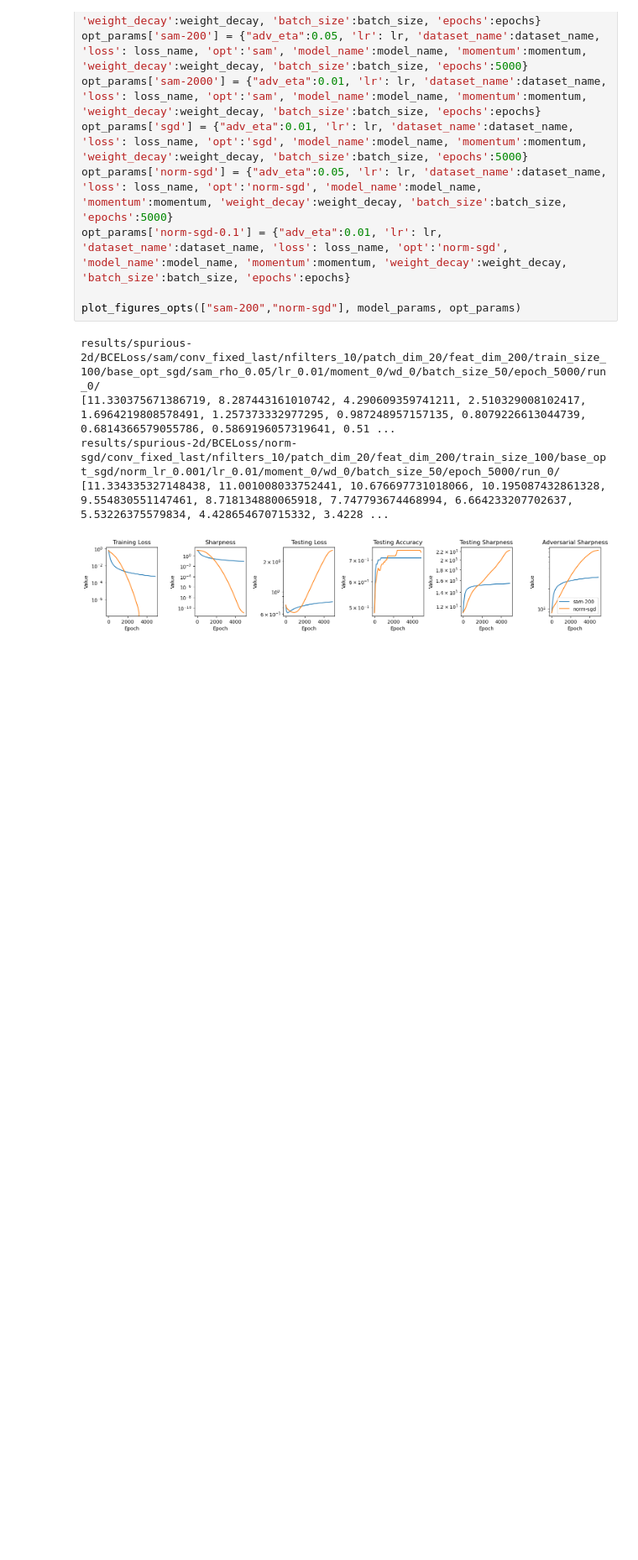
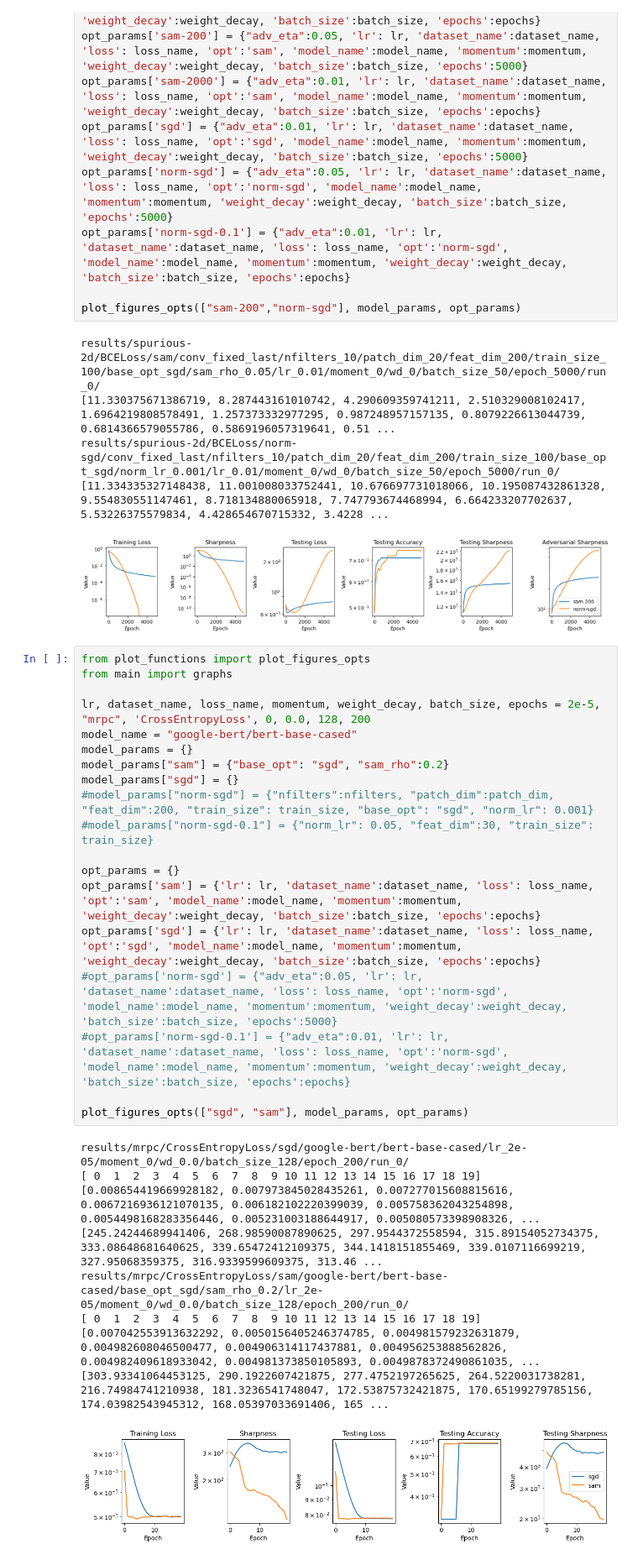
Before and after one commit to lucmonl/mlopt, a Jupyter notebook: notebook/sharpness-generalization.ipynb, the cells around one changed output. Shown at 84% size. Cells and saved outputs as stored; diff of their text form; blank space fills up the shorter version.

```diff
--- a/notebook/sharpness-generalization.ipynb
+++ b/notebook/sharpness-generalization.ipynb
@@ -667,3 +667,32 @@ results/spurious-2d/BCELoss/sam/conv_fixed_last/nfilters_10/patch_dim_20/feat_di
 results/spurious-2d/BCELoss/norm-sgd/conv_fixed_last/nfilters_10/patch_dim_20/feat_dim_200/train_size_100/base_opt_sgd/norm_lr_0.001/lr_0.01/moment_0/wd_0/batch_size_50/epoch_5000/run_0/
 [11.334335327148438, 11.001008033752441, 10.676697731018066, 10.195087432861328, 9.554830551147461, 8.718134880065918, 7.747793674468994, 6.664233207702637, 5.53226375579834, 4.428654670715332, 3.4228 ...
 [figure]
+# %%
+from plot_functions import plot_figures_opts
+from main import graphs
+
+lr, dataset_name, loss_name, momentum, weight_decay, batch_size, epochs = 2e-5, "mrpc", 'CrossEntropyLoss', 0, 0.0, 128, 200
+model_name = "google-bert/bert-base-cased"
+model_params = {}
+model_params["sam"] = {"base_opt": "sgd", "sam_rho":0.2}
+model_params["sgd"] = {}
+#model_params["norm-sgd"] = {"nfilters":nfilters, "patch_dim":patch_dim, "feat_dim":200, "train_size": train_size, "base_opt": "sgd", "norm_lr": 0.001}
+#model_params["norm-sgd-0.1"] = {"norm_lr": 0.05, "feat_dim":30, "train_size": train_size}
+
+opt_params = {}
+opt_params['sam'] = {'lr': lr, 'dataset_name':dataset_name, 'loss': loss_name, 'opt':'sam', 'model_name':model_name, 'momentum':momentum, 'weight_decay':weight_decay, 'batch_size':batch_size, 'epochs':epochs}
+opt_params['sgd'] = {'lr': lr, 'dataset_name':dataset_name, 'loss': loss_name, 'opt':'sgd', 'model_name':model_name, 'momentum':momentum, 'weight_decay':weight_decay, 'batch_size':batch_size, 'epochs':epochs}
+#opt_params['norm-sgd'] = {"adv_eta":0.05, 'lr': lr, 'dataset_name':dataset_name, 'loss': loss_name, 'opt':'norm-sgd', 'model_name':model_name, 'momentum':momentum, 'weight_decay':weight_decay, 'batch_size':batch_size, 'epochs':5000}
+#opt_params['norm-sgd-0.1'] = {"adv_eta":0.01, 'lr': lr, 'dataset_name':dataset_name, 'loss': loss_name, 'opt':'norm-sgd', 'model_name':model_name, 'momentum':momentum, 'weight_decay':weight_decay, 'batch_size':batch_size, 'epochs':epochs}
+
+plot_figures_opts(["sgd", "sam"], model_params, opt_params)
+# %% [output]
+results/mrpc/CrossEntropyLoss/sgd/google-bert/bert-base-cased/lr_2e-05/moment_0/wd_0.0/batch_size_128/epoch_200/run_0/
+[ 0  1  2  3  4  5  6  7  8  9 10 11 12 13 14 15 16 17 18 19]
+[0.008654419669928182, 0.007973845028435261, 0.007277015608815616, 0.0067216936121070135, 0.006182102220399039, 0.005758362043254898, 0.0054498168283356446, 0.005231003188644917, 0.005080573398908326, ...
+[245.24244689941406, 268.98590087890625, 297.9544372558594, 315.89154052734375, 333.08648681640625, 339.65472412109375, 344.1418151855469, 339.0107116699219, 327.95068359375, 316.9339599609375, 313.46 ...
+results/mrpc/CrossEntropyLoss/sam/google-bert/bert-base-cased/base_opt_sgd/sam_rho_0.2/lr_2e-05/moment_0/wd_0.0/batch_size_128/epoch_200/run_0/
+[ 0  1  2  3  4  5  6  7  8  9 10 11 12 13 14 15 16 17 18 19]
+[0.007042553913632292, 0.0050156405246374785, 0.004981579232631879, 0.004982608046500477, 0.004906314117437881, 0.004956253888562826, 0.004982409618933042, 0.004981373850105893, 0.0049878372490861035, ...
+[303.93341064453125, 290.1922607421875, 277.4752197265625, 264.5220031738281, 216.74984741210938, 181.3236541748047, 172.53875732421875, 170.65199279785156, 174.03982543945312, 168.05397033691406, 165 ...
+[figure, added]
```
Also changed, not shown: 2 other files.
